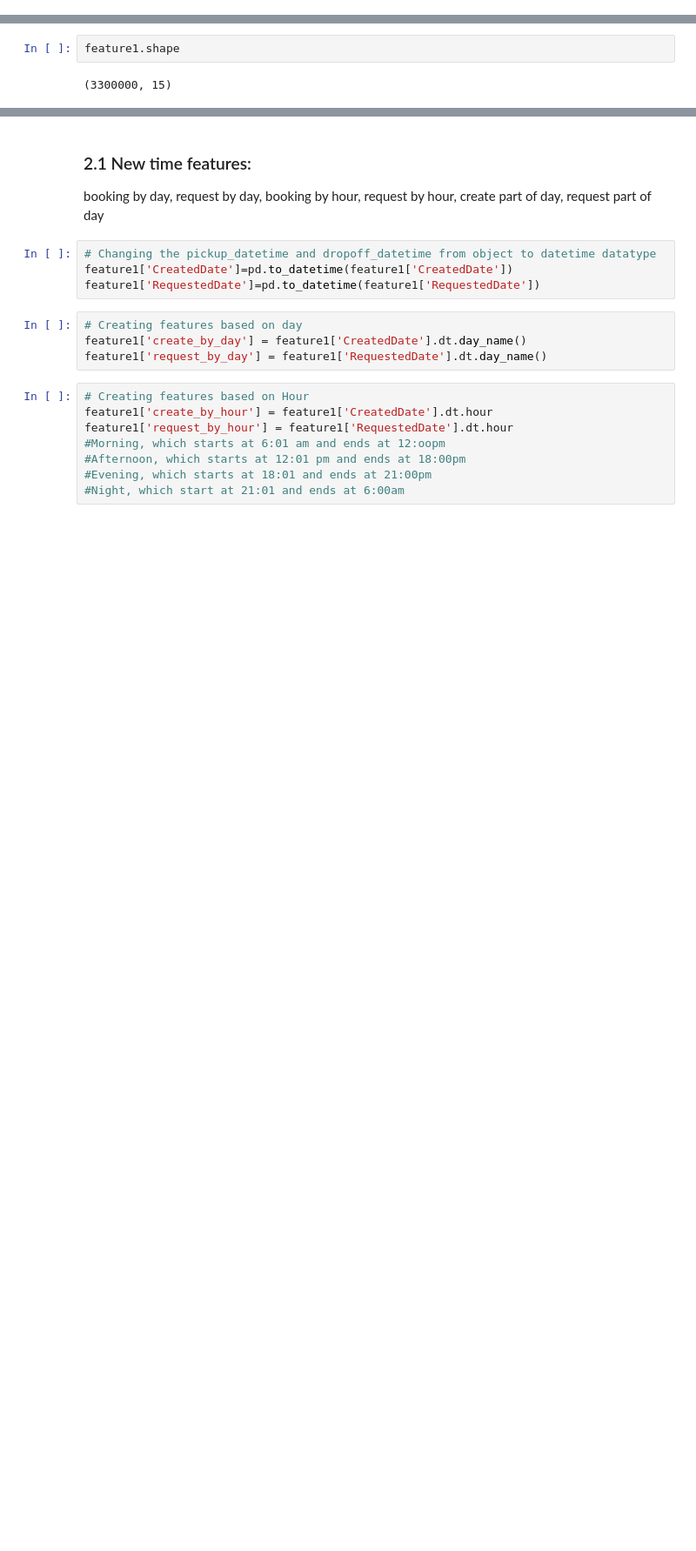
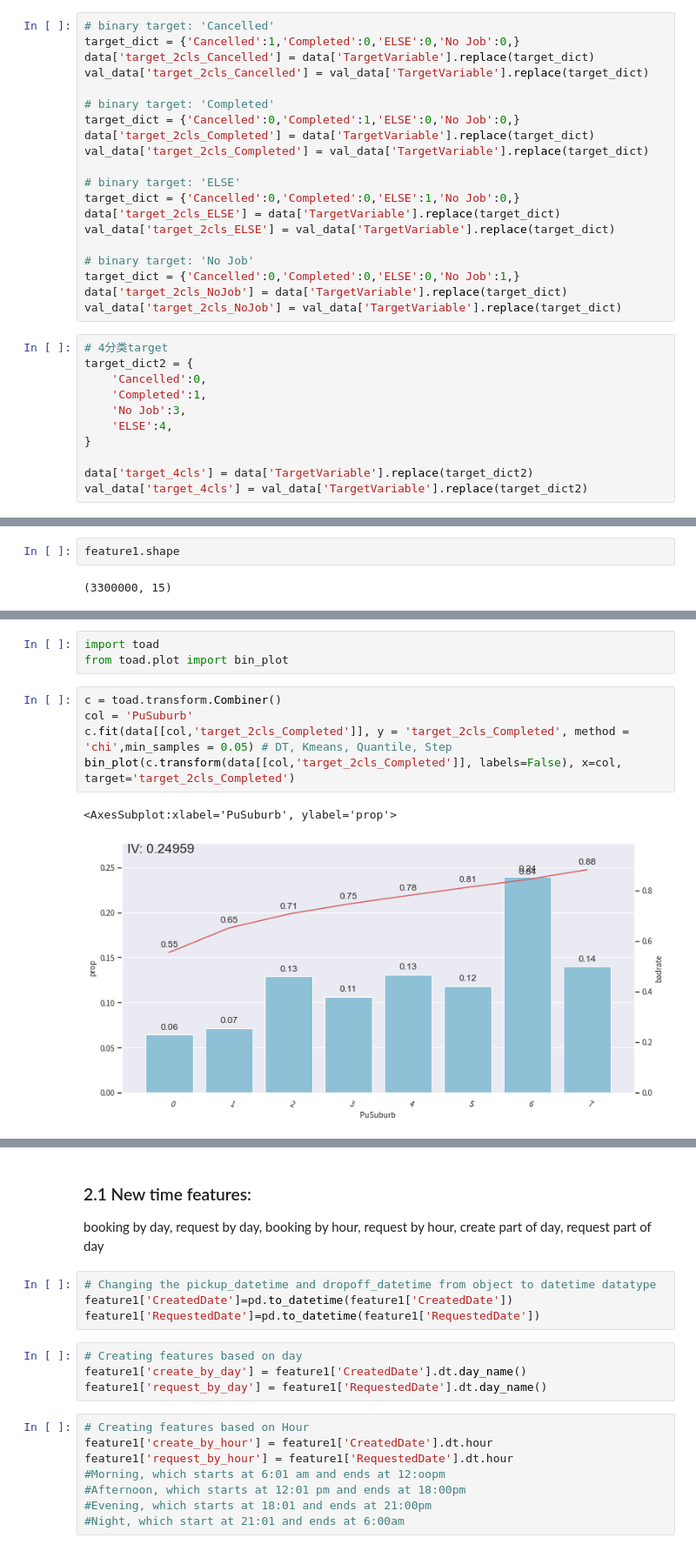
Before and after one commit to xhua0336/Taxi_booking_analysis, a Jupyter notebook: Feature_engineering.ipynb, the cells around one changed output, grey strips where cells are left out. Shown at 87% size. Drawn from its saved outputs; the diff is of its cells as text; blank space fills up the shorter version.

```diff
--- a/Feature_engineering.ipynb
+++ b/Feature_engineering.ipynb
@@ -99,3 +100,34 @@ PuLat               float64
 PuLong              float64
 TargetVariable       object
 dtype: object
+# %%
+# binary target: 'Cancelled'
+target_dict = {'Cancelled':1,'Completed':0,'ELSE':0,'No Job':0,}
+data['target_2cls_Cancelled'] = data['TargetVariable'].replace(target_dict)
+val_data['target_2cls_Cancelled'] = val_data['TargetVariable'].replace(target_dict)
+
+# binary target: 'Completed'
+target_dict = {'Cancelled':0,'Completed':1,'ELSE':0,'No Job':0,}
+data['target_2cls_Completed'] = data['TargetVariable'].replace(target_dict)
+val_data['target_2cls_Completed'] = val_data['TargetVariable'].replace(target_dict)
+
+# binary target: 'ELSE'
+target_dict = {'Cancelled':0,'Completed':0,'ELSE':1,'No Job':0,}
+data['target_2cls_ELSE'] = data['TargetVariable'].replace(target_dict)
+val_data['target_2cls_ELSE'] = val_data['TargetVariable'].replace(target_dict)
+
+# binary target: 'No Job'
+target_dict = {'Cancelled':0,'Completed':0,'ELSE':0,'No Job':1,}
+data['target_2cls_NoJob'] = data['TargetVariable'].replace(target_dict)
+val_data['target_2cls_NoJob'] = val_data['TargetVariable'].replace(target_dict)
+# %%
+# 4分类target
+target_dict2 = {
+    'Cancelled':0,
+    'Completed':1,
+    'No Job':3,
+    'ELSE':4,
+}
+
+data['target_4cls'] = data['TargetVariable'].replace(target_dict2)
+val_data['target_4cls'] = val_data['TargetVariable'].replace(target_dict2)
@@ -138,0 +193,11 @@ feature1.shape
+# %%
+import toad
+from toad.plot import bin_plot
+# %%
+c = toad.transform.Combiner()
+col = 'PuSuburb'
+c.fit(data[[col,'target_2cls_Completed']], y = 'target_2cls_Completed', method = 'chi',min_samples = 0.05) # DT, Kmeans, Quantile, Step
+bin_plot(c.transform(data[[col,'target_2cls_Completed']], labels=False), x=col, target='target_2cls_Completed')
+# %% [output]
+<AxesSubplot:xlabel='PuSuburb', ylabel='prop'>
+[figure, added]
```
Also changed, not shown: parts of 12 cells of this notebook.
